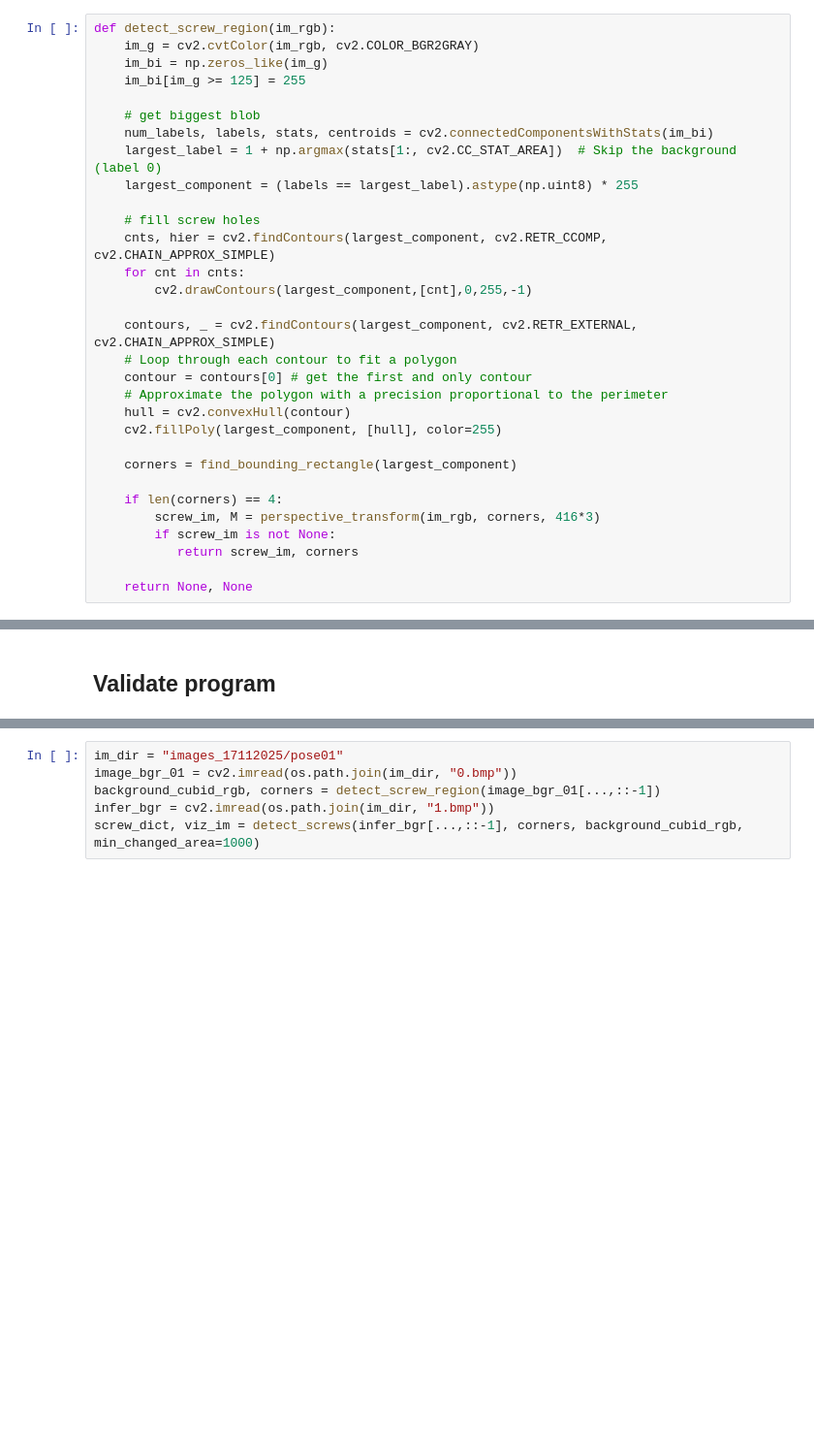
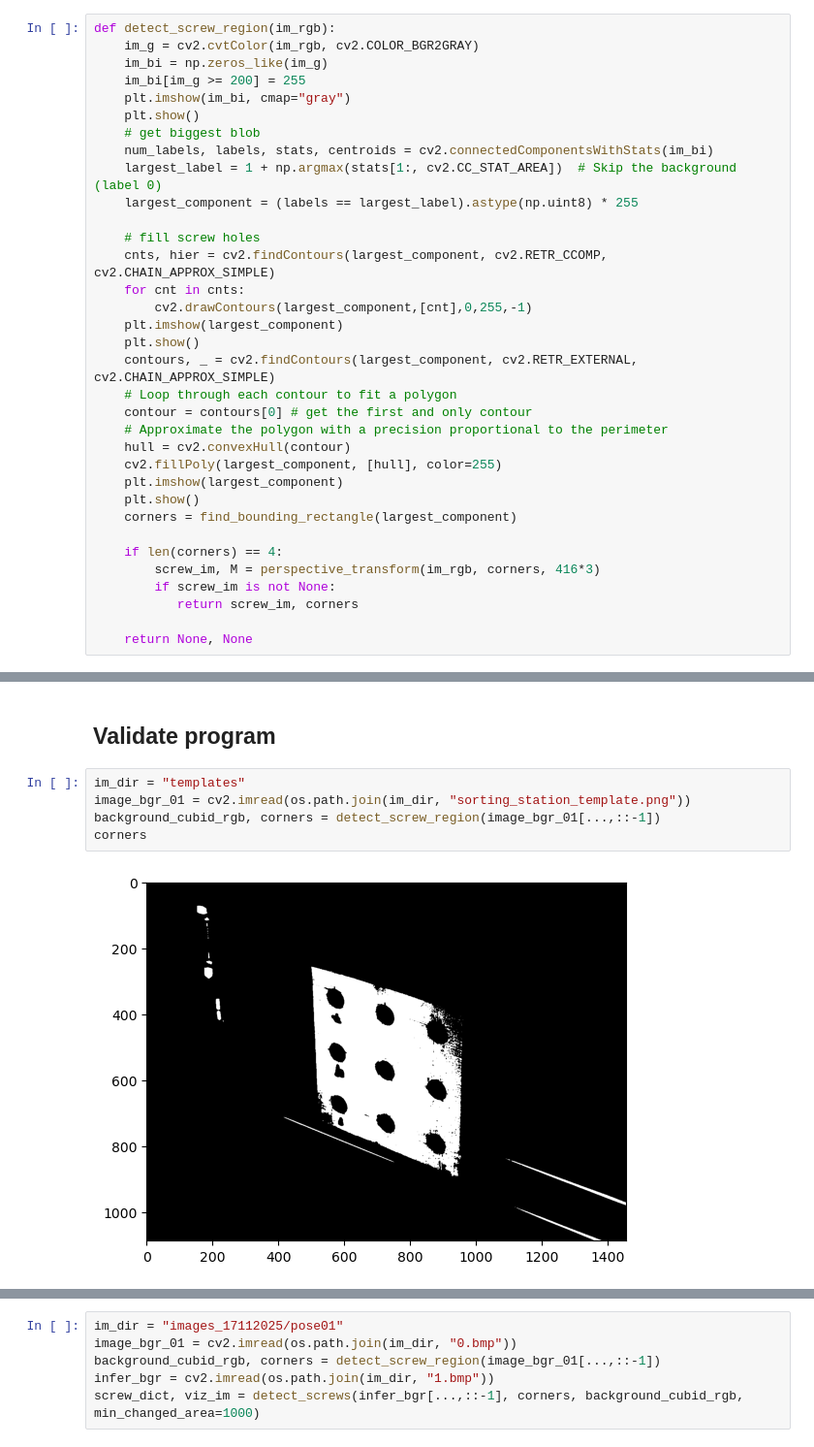
Before and after one commit to ducman1998/PBL01-ROS2-SYSTEMS, a Jupyter notebook: screw_detection_prod.ipynb, the cells around one changed output, grey strips where cells are left out. Shown: that part at 97% size. Cells and saved outputs as stored; diff of their text form; blank space fills up the shorter version.

```diff
--- a/screw_detection_prod.ipynb
+++ b/screw_detection_prod.ipynb
@@ -146,8 +146,9 @@ def find_bounding_rectangle(blob):
 def detect_screw_region(im_rgb):
     im_g = cv2.cvtColor(im_rgb, cv2.COLOR_BGR2GRAY)
     im_bi = np.zeros_like(im_g)
-    im_bi[im_g >= 125] = 255
-
+    im_bi[im_g >= 200] = 255
+    plt.imshow(im_bi, cmap="gray")
+    plt.show()
     # get biggest blob
     num_labels, labels, stats, centroids = cv2.connectedComponentsWithStats(im_bi)
     largest_label = 1 + np.argmax(stats[1:, cv2.CC_STAT_AREA])  # Skip the background (label 0)
@@ -157,14 +158,16 @@ def detect_screw_region(im_rgb):
     cnts, hier = cv2.findContours(largest_component, cv2.RETR_CCOMP, cv2.CHAIN_APPROX_SIMPLE)
     for cnt in cnts:
         cv2.drawContours(largest_component,[cnt],0,255,-1)
-
+    plt.imshow(largest_component)
+    plt.show()
     contours, _ = cv2.findContours(largest_component, cv2.RETR_EXTERNAL, cv2.CHAIN_APPROX_SIMPLE)
     # Loop through each contour to fit a polygon
     contour = contours[0] # get the first and only contour
     # Approximate the polygon with a precision proportional to the perimeter
     hull = cv2.convexHull(contour)
     cv2.fillPoly(largest_component, [hull], color=255)
-
+    plt.imshow(largest_component)
+    plt.show()
     corners = find_bounding_rectangle(largest_component)
 
     if len(corners) == 4:
@@ -228,3 +231,10 @@ def detect_screws(captured_im_rgb: np.ndarray, corners: list, background_cubid_r
     return screw_dict, viz_im
 # %% [markdown]
 ## Validate program
+# %%
+im_dir = "templates"
+image_bgr_01 = cv2.imread(os.path.join(im_dir, "sorting_station_template.png"))
+background_cubid_rgb, corners = detect_screw_region(image_bgr_01[...,::-1])
+corners
+# %% [output]
+[figure, added]
```
Also changed, not shown: parts of 2 cells of this notebook, 11 other files.
